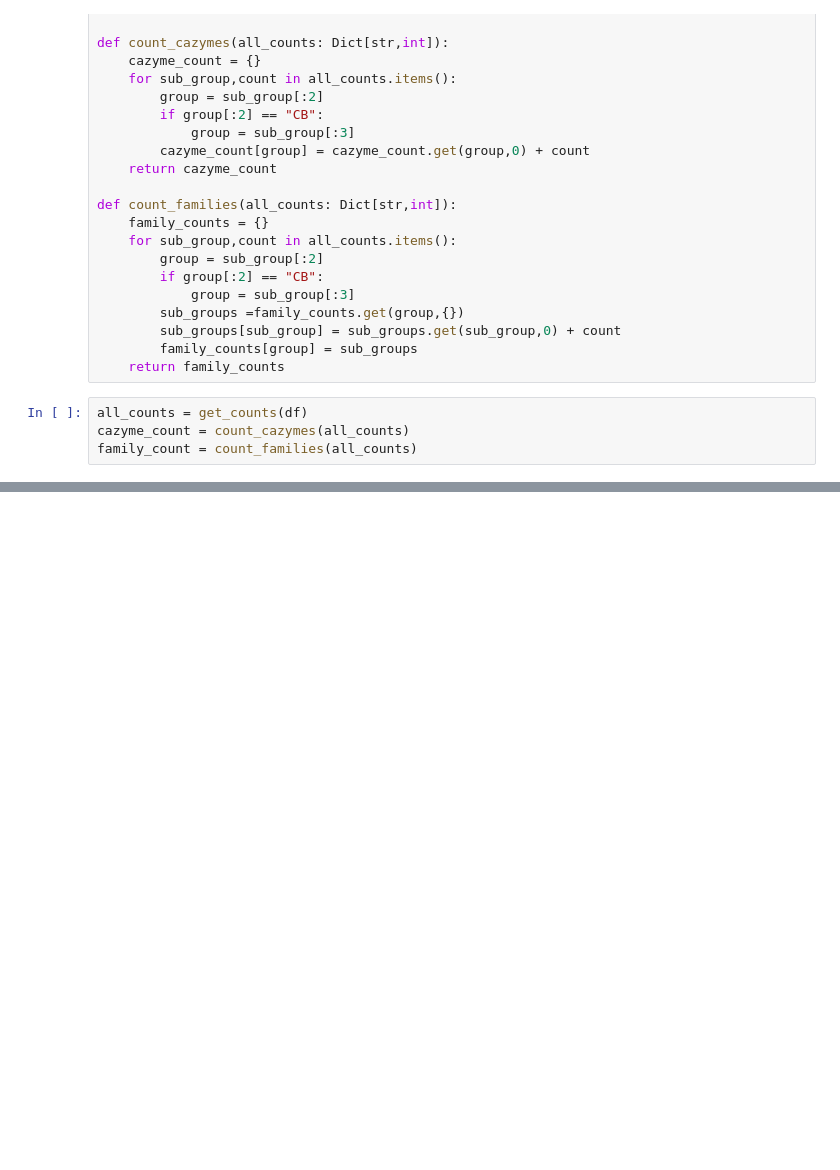
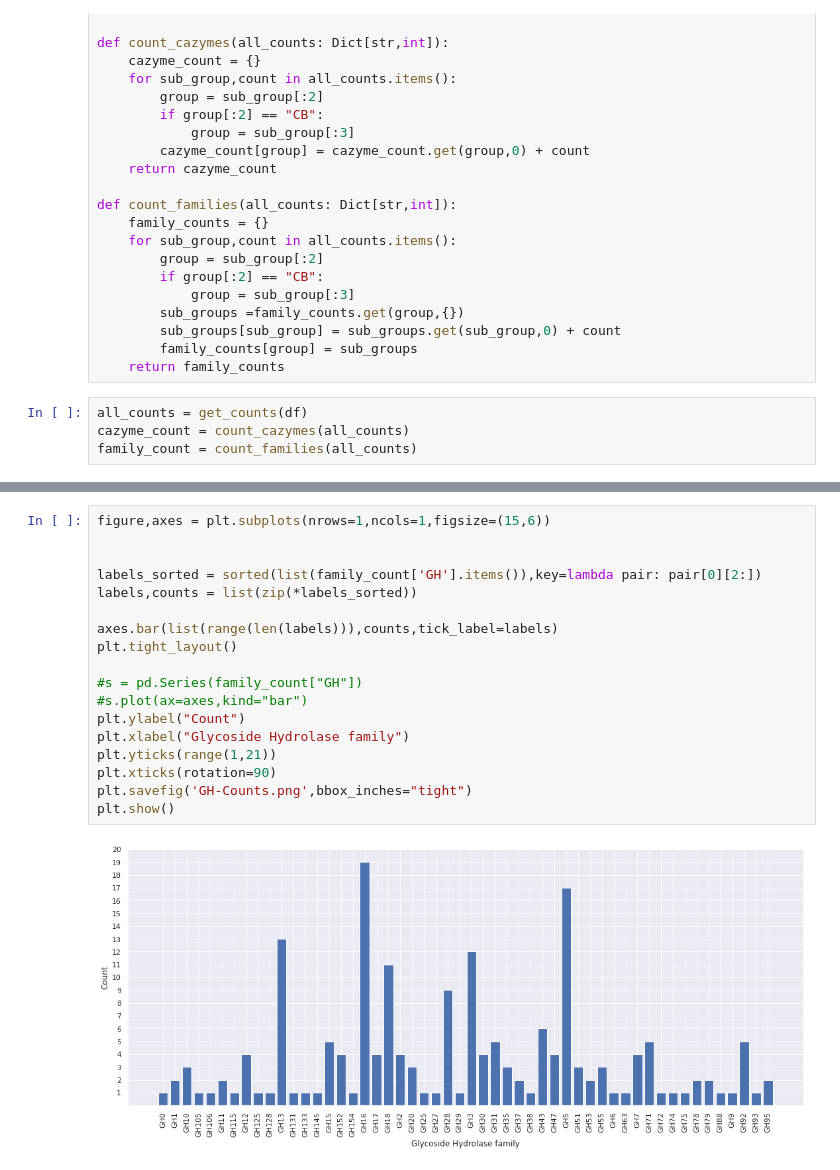
Before and after one commit to Jearce/milky-white-mushroom, a Jupyter notebook: notebooks/Cazymes.ipynb, the cells around one changed output, grey strips where cells are left out. Cells and saved outputs as stored; diff of their text form; blank space fills up the shorter version.

```diff
--- a/notebooks/Cazymes.ipynb
+++ b/notebooks/Cazymes.ipynb
@@ -97,3 +97,23 @@ sum(value for value in cazyme_count.values())
+# %%
+figure,axes = plt.subplots(nrows=1,ncols=1,figsize=(15,6))
+
+
+labels_sorted = sorted(list(family_count['GH'].items()),key=lambda pair: pair[0][2:])
+labels,counts = list(zip(*labels_sorted))
+
+axes.bar(list(range(len(labels))),counts,tick_label=labels)
+plt.tight_layout()
+
+#s = pd.Series(family_count["GH"])
+#s.plot(ax=axes,kind="bar")
+plt.ylabel("Count")
+plt.xlabel("Glycoside Hydrolase family")
+plt.yticks(range(1,21))
+plt.xticks(rotation=90)
+plt.savefig('GH-Counts.png',bbox_inches="tight")
+plt.show()
+# %% [output]
+[figure, added]
 # %%
 figure,axes = plt.subplots(nrows=1,ncols=1,figsize=(15,6))
 
```
Also changed, not shown: parts of 6 cells of this notebook.
